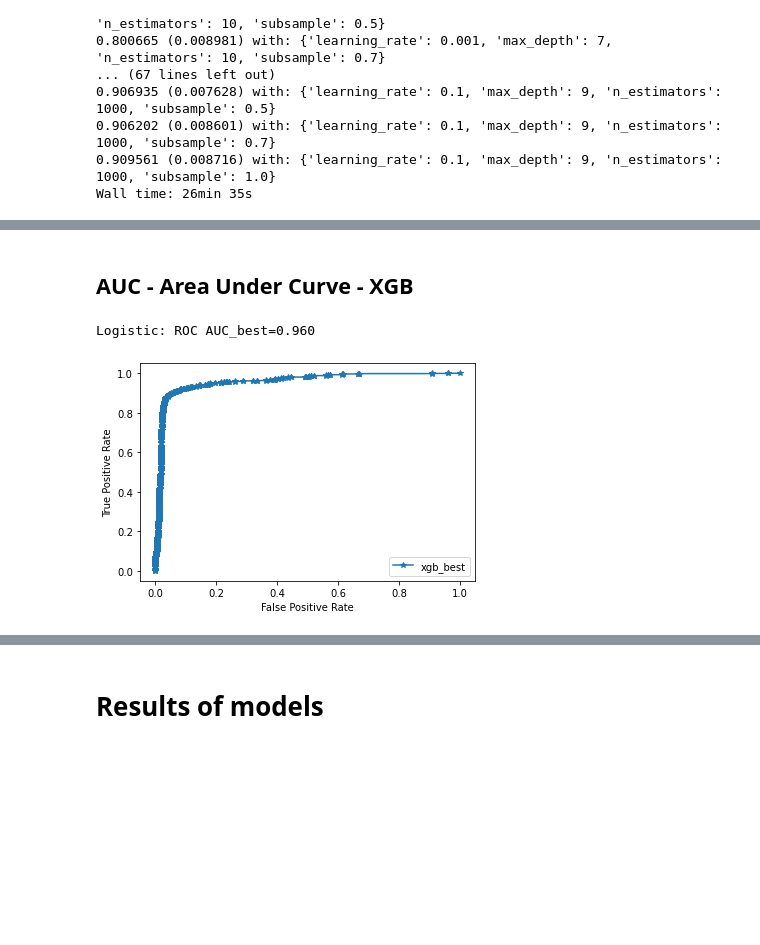
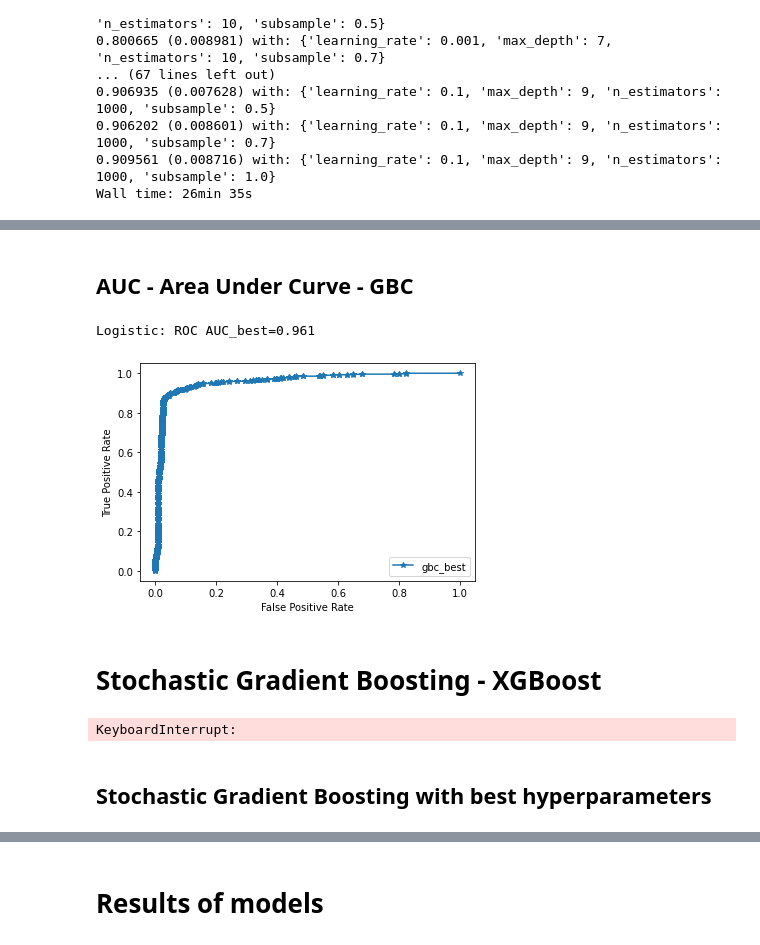
Before and after one commit to jinshuochen/Spring-Board-Capstone-Three, a Jupyter notebook: Customer Churn/notebooks/Modeling.ipynb, the cells around one changed output, grey strips where cells are left out. Cells and saved outputs as stored; diff of their text form; code cells hidden in the pictures; blank space fills up the shorter version.

```diff
--- a/Customer Churn/notebooks/Modeling.ipynb
+++ b/Customer Churn/notebooks/Modeling.ipynb
@@ -731,6 +732,6 @@ Wall time: 26min 35s
 # %%
 %%time
 from sklearn.ensemble import GradientBoostingClassifier
-xgb_best = GradientBoostingClassifier(learning_rate=0.1, max_depth=9, n_estimators=1000, subsample= 1.0)
-xgb_best.fit(X_train, y_train)
+gbc_best = GradientBoostingClassifier(learning_rate=0.1, max_depth=9, n_estimators=1000, subsample= 1.0)
+gbc_best.fit(X_train, y_train)
 # %% [output]
@@ -800,28 +768,60 @@ weighted avg     0.8988    0.8948    0.8945      2158
 # %% [markdown]
-## AUC - Area Under Curve - XGB
+## AUC - Area Under Curve - GBC
 # %%
 # predict probabilities
-xgb_probs_best = xgb_best.predict_proba(X_test)
+gbc_probs_best = gbc_best.predict_proba(X_test)
 # keep probabilities for the positive outcome only
-xgb_probs_best = xgb_probs_best[:, 1]
+gbc_probs_best = gbc_probs_best[:, 1]
 # %%
 # calculate best AUC
-xgb_auc_best = roc_auc_score(y_test, xgb_probs_best)
-print('Logistic: ROC AUC_best=%.3f' % (xgb_auc_best))
+gbc_auc_best = roc_auc_score(y_test, gbc_probs_best)
+print('Logistic: ROC AUC_best=%.3f' % (gbc_auc_best))
 # %% [output]
-Logistic: ROC AUC_best=0.960
+Logistic: ROC AUC_best=0.961
 # %%
 # Calculate fpr, tpr, and thresholds for test set
-xgb_test_fpr_best, xgb_test_tpr_best, xgb_test_thresholds_best = roc_curve(y_test, xgb_probs_best)
+gbc_test_fpr_best, gbc_test_tpr_best, gbc_test_thresholds_best = roc_curve(y_test, gbc_probs_best)
 # %%
 # plot the roc curve for the model
-pyplot.plot(xgb_test_fpr_best, xgb_test_tpr_best, marker='*', label='xgb_best')
+pyplot.plot(gbc_test_fpr_best, gbc_test_tpr_best, marker='*', label='gbc_best')
 # axis labels
 pyplot.xlabel('False Positive Rate')
 pyplot.ylabel('True Positive Rate')
 # show the legend
 pyplot.legend()
 # show the plot
 pyplot.show()
 # %% [output]
-[figure, old version]
+[figure, new version]
+# %% [markdown]
+# Stochastic Gradient Boosting - XGBoost
+# %%
+%%time
+from sklearn.datasets import make_blobs
+from sklearn.model_selection import RepeatedStratifiedKFold
+from sklearn.model_selection import GridSearchCV
+#XGBoost library
+import xgboost as xgb
+model = xgb.XGBClassifier()
+n_estimators = [10, 100, 1000]
+learning_rate = [0.001, 0.01, 0.1]
+max_depth = [3, 7, 9]
+gamma = [0.1,1.6,12.8,102.4]
+reg_alpha = [0.1,1.6,12.8,102.4]
+reg_lambda = [0.1,1.6,12.8,102.4]
+# define grid search
+grid = dict(learning_rate=learning_rate, n_estimators=n_estimators, max_depth=max_depth, gamma = gamma, reg_alpha=reg_alpha, reg_lambda=reg_lambda)
+cv = RepeatedStratifiedKFold(n_splits=3, n_repeats=3, random_state=1)
+grid_search = GridSearchCV(estimator=model, param_grid=grid, n_jobs=-1, cv=cv, scoring='accuracy',error_score=0)
+grid_result = grid_search.fit(X_ros, y_ros)
+# summarize results
+print("Best: %f using %s" % (grid_result.best_score_, grid_result.best_params_))
+means = grid_result.cv_results_['mean_test_score']
+stds = grid_result.cv_results_['std_test_score']
+params = grid_result.cv_results_['params']
+for mean, stdev, param in zip(means, stds, params):
+    print("%f (%f) with: %r" % (mean, stdev, param))
+# %% [output]
+KeyboardInterrupt:
+# %% [markdown]
+## Stochastic Gradient Boosting with best hyperparameters
```
Also changed, not shown: parts of 36 cells of this notebook, 11 other files.
